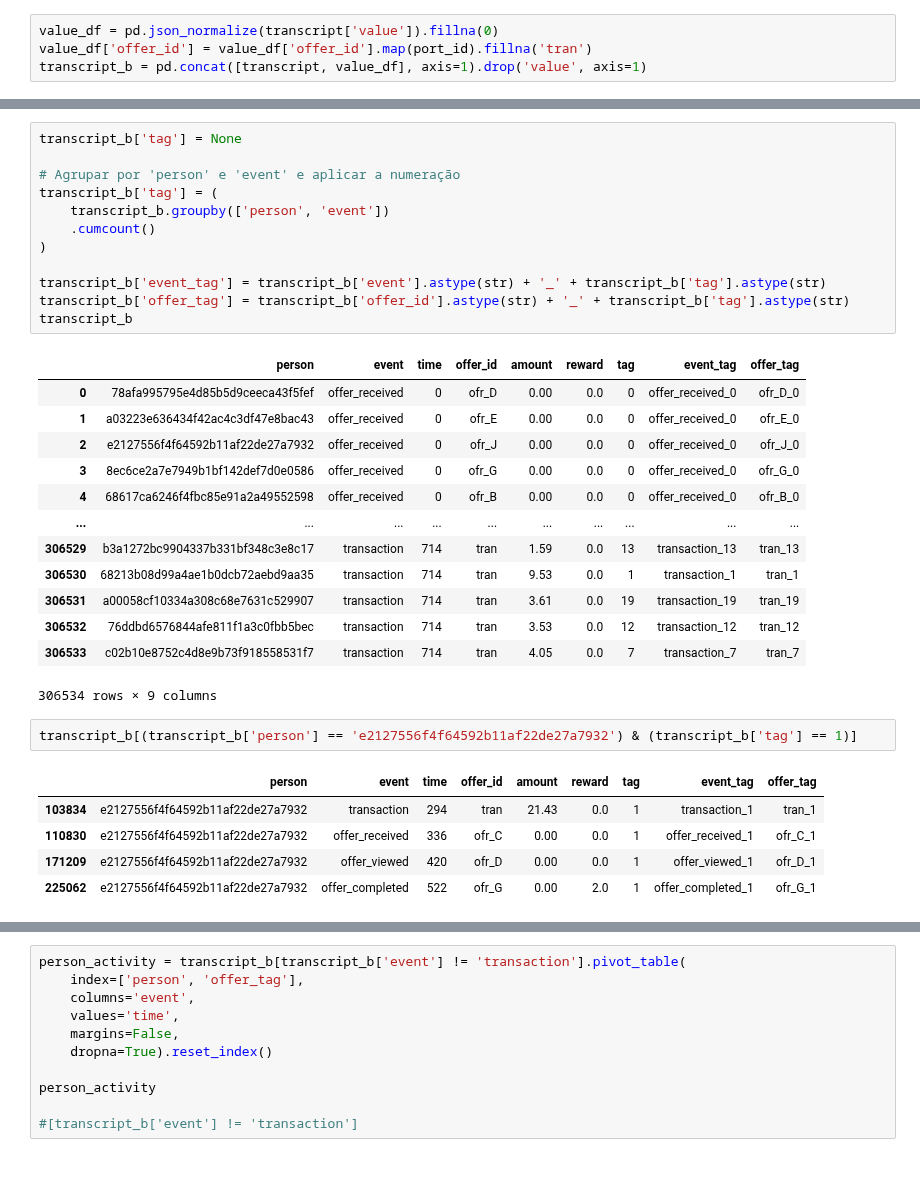
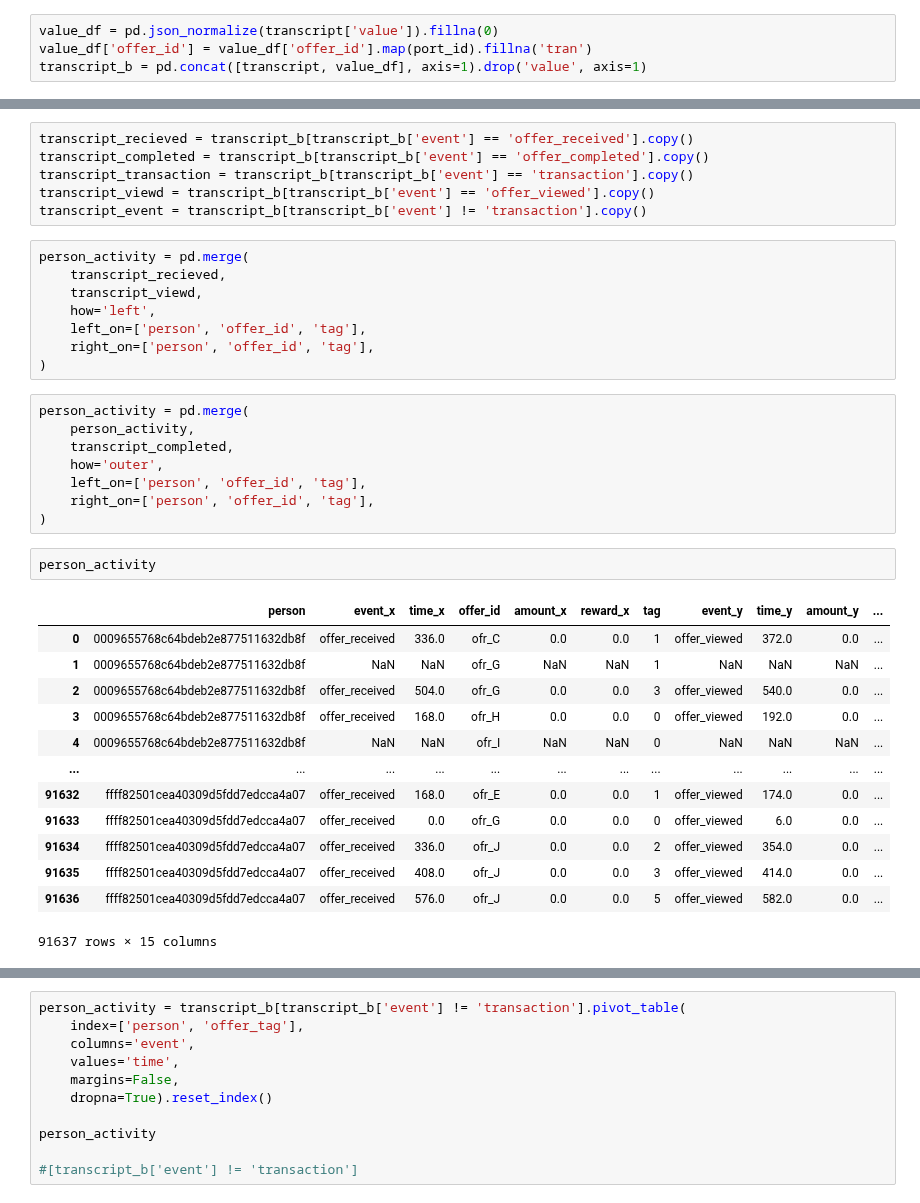
Before and after one commit to Niltonjuniorphd/Starbucks_project, a Jupyter notebook: Starbucks_Capstone_notebook.ipynb, the cells around one changed output, grey strips where cells are left out. Cells and saved outputs as stored; diff of their text form; blank space fills up the shorter version.

```diff
--- a/Starbucks_Capstone_notebook.ipynb
+++ b/Starbucks_Capstone_notebook.ipynb
@@ -370,34 +441,38 @@ transcript_b[transcript_b['person'] == 'ffff82501cea40309d5fdd7edcca4a07']
-# %%
-transcript_b['tag'] = None
-
-# Agrupar por 'person' e 'event' e aplicar a numeração
-transcript_b['tag'] = (
-    transcript_b.groupby(['person', 'event'])
-    .cumcount()
-)
-
-transcript_b['event_tag'] = transcript_b['event'].astype(str) + '_' + transcript_b['tag'].astype(str)
-transcript_b['offer_tag'] = transcript_b['offer_id'].astype(str) + '_' + transcript_b['tag'].astype(str)
-transcript_b
-# %% [output]
-|  | person | event | time | offer_id | amount | reward | tag | event_tag | offer_tag |
-| 0 | 78afa995795e4d85b5d9ceeca43f5fef | offer_received | 0 | ofr_D | 0.00 | 0.0 | 0 | offer_received_0 | ofr_D_0 |
-| 1 | a03223e636434f42ac4c3df47e8bac43 | offer_received | 0 | ofr_E | 0.00 | 0.0 | 0 | offer_received_0 | ofr_E_0 |
-| 2 | e2127556f4f64592b11af22de27a7932 | offer_received | 0 | ofr_J | 0.00 | 0.0 | 0 | offer_received_0 | ofr_J_0 |
-| 3 | 8ec6ce2a7e7949b1bf142def7d0e0586 | offer_received | 0 | ofr_G | 0.00 | 0.0 | 0 | offer_received_0 | ofr_G_0 |
-| 4 | 68617ca6246f4fbc85e91a2a49552598 | offer_received | 0 | ofr_B | 0.00 | 0.0 | 0 | offer_received_0 | ofr_B_0 |
-| ... | ... | ... | ... | ... | ... | ... | ... | ... | ... |
-| 306529 | b3a1272bc9904337b331bf348c3e8c17 | transaction | 714 | tran | 1.59 | 0.0 | 13 | transaction_13 | tran_13 |
-| 306530 | 68213b08d99a4ae1b0dcb72aebd9aa35 | transaction | 714 | tran | 9.53 | 0.0 | 1 | transaction_1 | tran_1 |
-| 306531 | a00058cf10334a308c68e7631c529907 | transaction | 714 | tran | 3.61 | 0.0 | 19 | transaction_19 | tran_19 |
-| 306532 | 76ddbd6576844afe811f1a3c0fbb5bec | transaction | 714 | tran | 3.53 | 0.0 | 12 | transaction_12 | tran_12 |
-| 306533 | c02b10e8752c4d8e9b73f918558531f7 | transaction | 714 | tran | 4.05 | 0.0 | 7 | transaction_7 | tran_7 |
-306534 rows × 9 columns
-# %%
-transcript_b[(transcript_b['person'] == 'e2127556f4f64592b11af22de27a7932') & (transcript_b['tag'] == 1)]
-# %% [output]
-|  | person | event | time | offer_id | amount | reward | tag | event_tag | offer_tag |
-| 103834 | e2127556f4f64592b11af22de27a7932 | transaction | 294 | tran | 21.43 | 0.0 | 1 | transaction_1 | tran_1 |
-| 110830 | e2127556f4f64592b11af22de27a7932 | offer_received | 336 | ofr_C | 0.00 | 0.0 | 1 | offer_received_1 | ofr_C_1 |
-| 171209 | e2127556f4f64592b11af22de27a7932 | offer_viewed | 420 | ofr_D | 0.00 | 0.0 | 1 | offer_viewed_1 | ofr_D_1 |
-| 225062 | e2127556f4f64592b11af22de27a7932 | offer_completed | 522 | ofr_G | 0.00 | 2.0 | 1 | offer_completed_1 | ofr_G_1 |
+# %%
+transcript_recieved = transcript_b[transcript_b['event'] == 'offer_received'].copy()
+transcript_completed = transcript_b[transcript_b['event'] == 'offer_completed'].copy()
+transcript_transaction = transcript_b[transcript_b['event'] == 'transaction'].copy()
+transcript_viewd = transcript_b[transcript_b['event'] == 'offer_viewed'].copy()
+transcript_event = transcript_b[transcript_b['event'] != 'transaction'].copy()
+# %%
+person_activity = pd.merge(
+    transcript_recieved,
+    transcript_viewd,
+    how='left',
+    left_on=['person', 'offer_id', 'tag'],
+    right_on=['person', 'offer_id', 'tag'],
+)
+# %%
+person_activity = pd.merge(
+    person_activity,
+    transcript_completed,
+    how='outer',
+    left_on=['person', 'offer_id', 'tag'],
+    right_on=['person', 'offer_id', 'tag'],
+)
+# %%
+person_activity
+# %% [output]
+|  | person | event_x | time_x | offer_id | amount_x | reward_x | tag | event_y | time_y | amount_y | ... |
+| 0 | 0009655768c64bdeb2e877511632db8f | offer_received | 336.0 | ofr_C | 0.0 | 0.0 | 1 | offer_viewed | 372.0 | 0.0 | ... |
+| 1 | 0009655768c64bdeb2e877511632db8f | NaN | NaN | ofr_G | NaN | NaN | 1 | NaN | NaN | NaN | ... |
+| 2 | 0009655768c64bdeb2e877511632db8f | offer_received | 504.0 | ofr_G | 0.0 | 0.0 | 3 | offer_viewed | 540.0 | 0.0 | ... |
+| 3 | 0009655768c64bdeb2e877511632db8f | offer_received | 168.0 | ofr_H | 0.0 | 0.0 | 0 | offer_viewed | 192.0 | 0.0 | ... |
+| 4 | 0009655768c64bdeb2e877511632db8f | NaN | NaN | ofr_I | NaN | NaN | 0 | NaN | NaN | NaN | ... |
+| ... | ... | ... | ... | ... | ... | ... | ... | ... | ... | ... | ... |
+| 91632 | ffff82501cea40309d5fdd7edcca4a07 | offer_received | 168.0 | ofr_E | 0.0 | 0.0 | 1 | offer_viewed | 174.0 | 0.0 | ... |
+| 91633 | ffff82501cea40309d5fdd7edcca4a07 | offer_received | 0.0 | ofr_G | 0.0 | 0.0 | 0 | offer_viewed | 6.0 | 0.0 | ... |
+| 91634 | ffff82501cea40309d5fdd7edcca4a07 | offer_received | 336.0 | ofr_J | 0.0 | 0.0 | 2 | offer_viewed | 354.0 | 0.0 | ... |
+| 91635 | ffff82501cea40309d5fdd7edcca4a07 | offer_received | 408.0 | ofr_J | 0.0 | 0.0 | 3 | offer_viewed | 414.0 | 0.0 | ... |
+| 91636 | ffff82501cea40309d5fdd7edcca4a07 | offer_received | 576.0 | ofr_J | 0.0 | 0.0 | 5 | offer_viewed | 582.0 | 0.0 | ... |
+91637 rows × 15 columns
```
Also changed, not shown: parts of 12 cells of this notebook.
